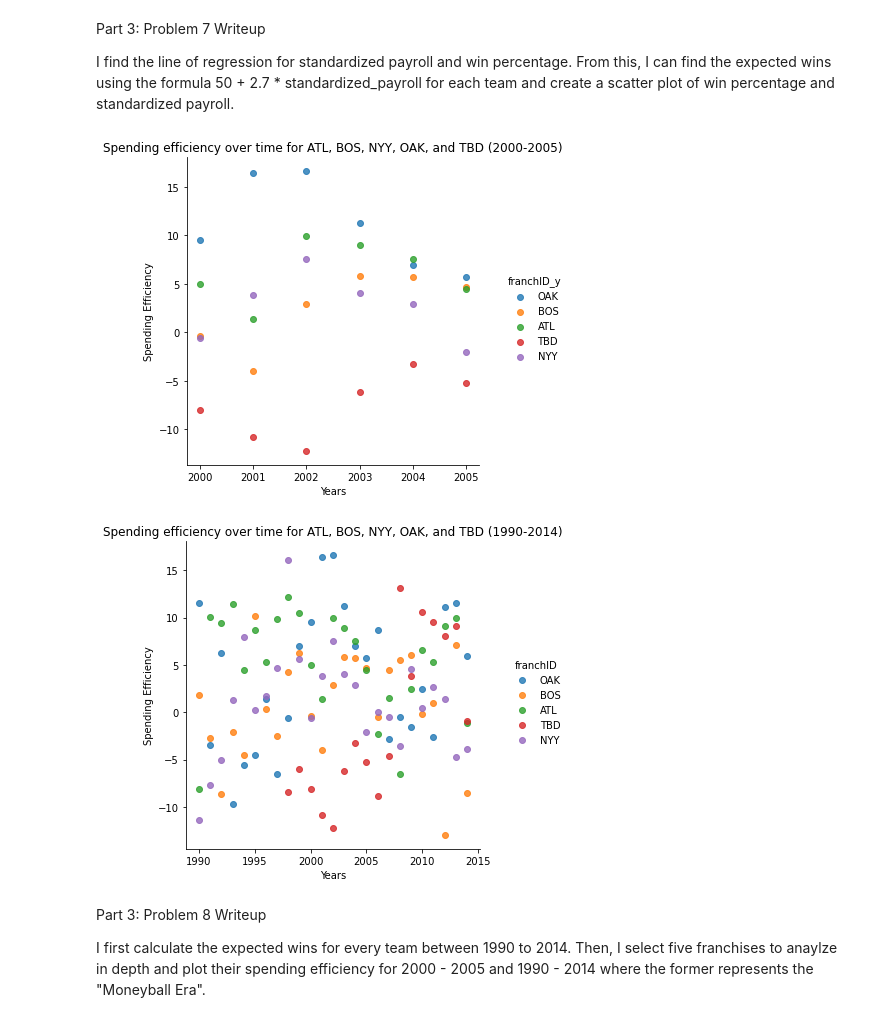
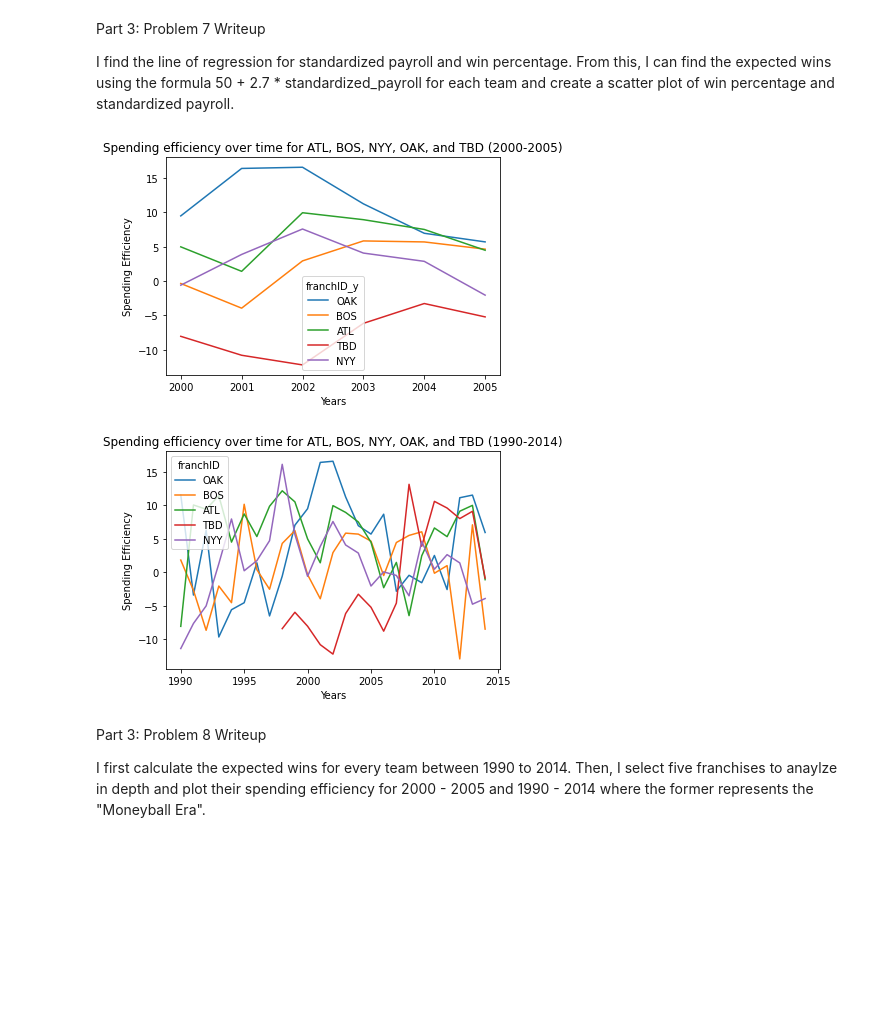
Before and after one commit to spenser-goff/cmsc320_project2_sgoff, a Jupyter notebook: project2.ipynb, the cells around one changed output. Saved outputs shown, nothing was run; the diff lists cells and outputs as text; code cells hidden in the pictures; blank space fills up the shorter version.

```diff
--- a/project2.ipynb
+++ b/project2.ipynb
@@ -393,37 +393,37 @@ for ind, row in df_90to14.iterrows():
 df_90to14['eff'] = eff_lst
 
 df_90to14_oak =  df_90to14.loc[(df_90to14['franchID'] == "OAK")]
 df_90to14_bos =  df_90to14.loc[(df_90to14['franchID'] == "BOS")]
 df_90to14_atl =  df_90to14.loc[(df_90to14['franchID'] == "ATL")]
 df_90to14_tbd =  df_90to14.loc[(df_90to14['franchID'] == "TBD")]
 df_90to14_nyy =  df_90to14.loc[(df_90to14['franchID'] == "NYY")]
 frames = [df_90to14_oak, df_90to14_bos, df_90to14_atl, df_90to14_tbd, df_90to14_nyy]
 result = pd.concat(frames)
 result = result.reset_index()
 result = result.drop(columns=['index'])
 df_90to14 = df.loc[df['yearID'] > 1989]
 result_temp1 = result.loc[result['yearID'] >= 2000]
 result_temp2 = result.loc[result['yearID'] <= 2005]
 #merged_inner = pd.merge(left=survey_sub, right=species_sub, left_on='species_id', right_on='species_id')
 result_inner = pd.merge(left=result_temp1, right=result_temp2, left_on='yearID', right_on='yearID')
 result_inner = result_inner.drop(columns=['exp_wins_x','teamID_x', 'franchID_x', 'total_payroll_x', 'win_per_x', 'standardized_payroll_x', 'eff_x'] )
 result_inner = result_inner.drop_duplicates()
-sns.lmplot(x="yearID", y="eff_y", data=result_inner, hue="franchID_y", fit_reg=False)
+sns.lineplot(x="yearID", y="eff_y", data=result_inner, hue="franchID_y")
 plt.title("Spending efficiency over time for ATL, BOS, NYY, OAK, and TBD (2000-2005)")
 plt.xlabel("Years")
 plt.ylabel("Spending Efficiency")
 plt.show()
-sns.lmplot(x="yearID", y="eff", data=result, hue="franchID", fit_reg=False)
+sns.lineplot(x="yearID", y="eff", data=result, hue="franchID")
 plt.title("Spending efficiency over time for ATL, BOS, NYY, OAK, and TBD (1990-2014)")
 plt.xlabel("Years")
 plt.ylabel("Spending Efficiency")
 plt.show()
 result_most_eff = result.loc[result['eff'] > 11]
 result_most_eff = result_most_eff.reset_index()
 result_most_eff = result_most_eff.drop(columns=['index'])
 # %% [output]
-[figure, old version]
+[figure, new version]
-[figure, old version]
+[figure, new version]
 # %% [markdown]
 Part 3: Problem 8 Writeup
 
```
Also changed, not shown: parts of 2 cells of this notebook, 1 other file.
